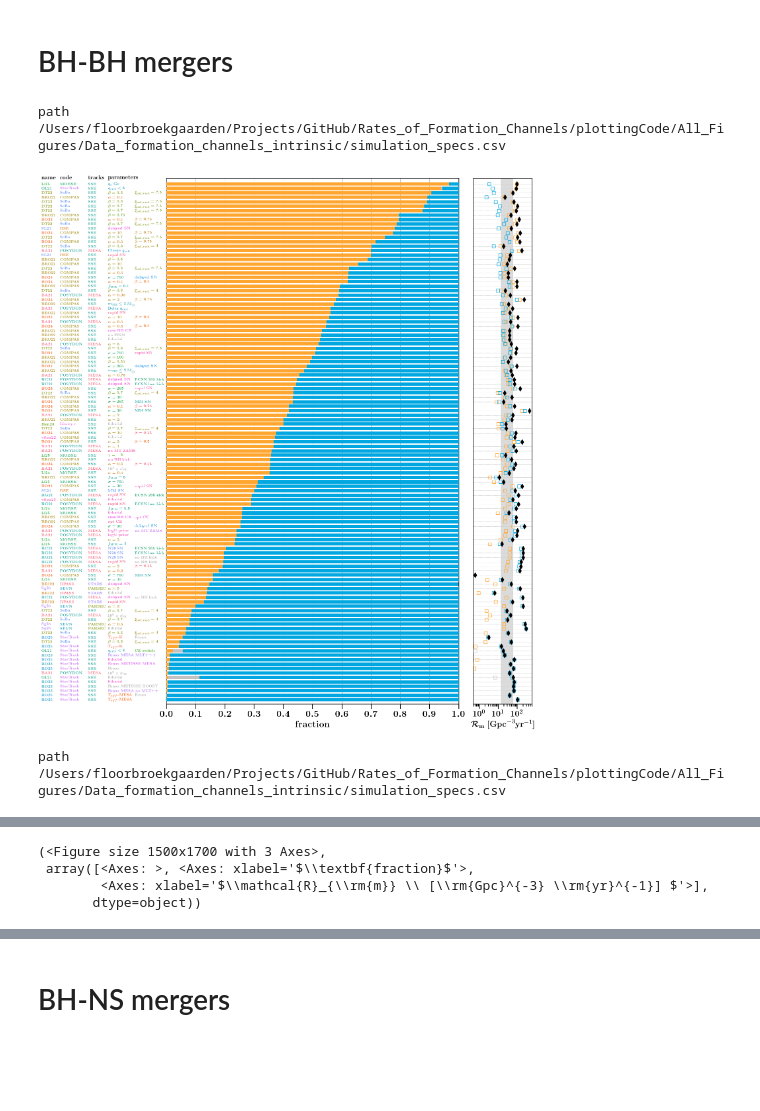
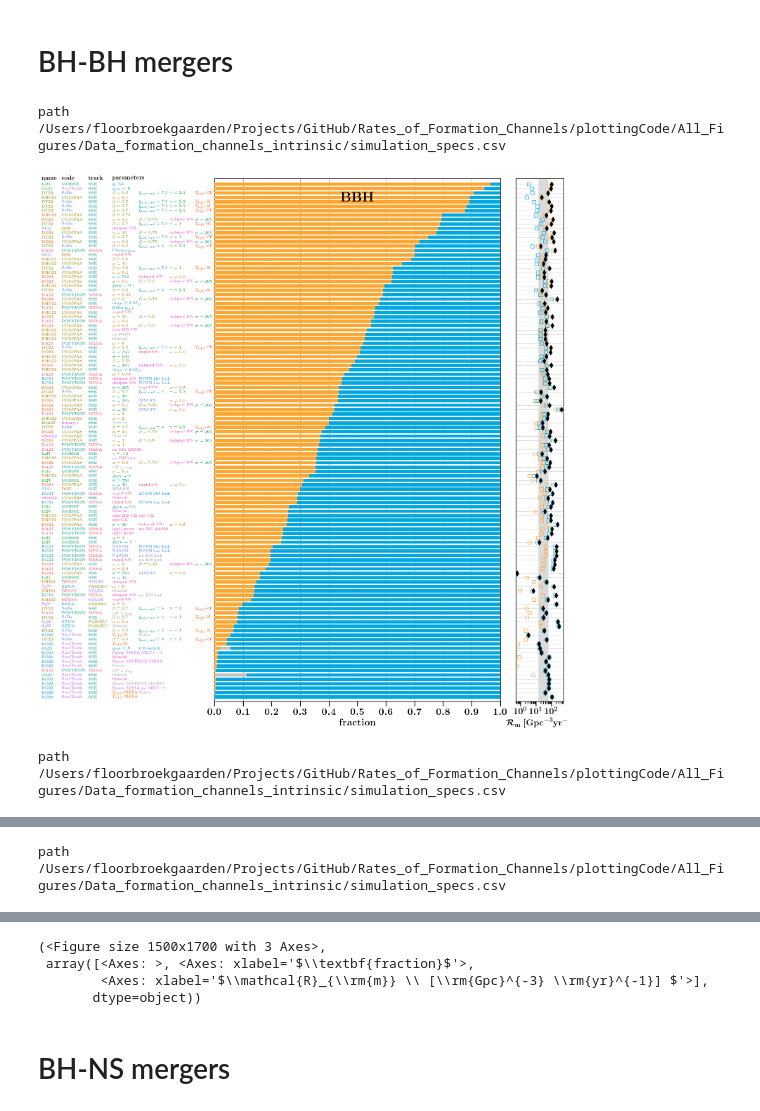
Before and after one commit to FloorBroekgaarden/Rates_of_Formation_Channels, a Jupyter notebook: plottingCode/All_Figures/Figure_3_4_5_and_extra.ipynb, the cells around one changed output, grey strips where cells are left out. Saved outputs shown, nothing was run; the diff lists cells and outputs as text; code cells hidden in the pictures; blank space fills up the shorter version.

Commit message:
update plots

```diff
--- a/plottingCode/All_Figures/Figure_3_4_5_and_extra.ipynb
+++ b/plottingCode/All_Figures/Figure_3_4_5_and_extra.ipynb
@@ -804,36 +858,44 @@ def plot_formation_channel_contributions(
 # %% [markdown]
 # BH-BH mergers
 # %%
+plot_formation_channel_contributions(
+    path_to_file=path_to_file,
+    DCOlabel = 'BH-BH',
+    fc_key = "CE_simple" ,
+    sort_header = "fraction without common envelope",
+    save_path = "Output_Figures/Fig3_formation_channels_BH-BH_simple_specs.pdf",
+    fig_formtype='emph_specs'
+    )
 
 
 
 # plot only CE or not CE
-fig, axes = plot_formation_channel_contributions(
+plot_formation_channel_contributions(
     path_to_file=path_to_file,
     DCOlabel = 'BH-BH',
     fc_key = "CE_simple" ,
     sort_header = "fraction without common envelope",
     save_path = "Output_Figures/Fig3_formation_channels_BH-BH_simple.pdf"
     )
 
 
 # plot detailed formation channels CE
 plot_formation_channel_contributions(
     path_to_file=path_to_file,
     DCOlabel = 'BH-BH',
     fc_key = "CE_detailed" ,
     sort_header = "fraction without common envelope",
     save_path = "Output_Figures/Fig3_formation_channels_BH-BH_detailed.pdf"
     )
 
 # plot_formation_channel_contributions(
 #     path_to_file=path_to_file,
 #     DCOlabel="BH-BH",
 #     fc_key="CE_detailed_subset",
 #     sort_header="fraction without common envelope",
 #     save_path="Output_Figures/Fig3_formation_channels_BH-BH_detailed_subset.pdf"
 # )
 # %% [output]
 path /Users/floorbroekgaarden/Projects/GitHub/Rates_of_Formation_Channels/plottingCode/All_Figures/Data_formation_channels_intrinsic/simulation_specs.csv
-[figure, old version]
+[figure, new version]
 path /Users/floorbroekgaarden/Projects/GitHub/Rates_of_Formation_Channels/plottingCode/All_Figures/Data_formation_channels_intrinsic/simulation_specs.csv
@@ -841,4 +903 @@ path /Users/floorbroekgaarden/Projects/GitHub/Rates_of_Formation_Channels/plotti
-(<Figure size 1500x1700 with 3 Axes>,
- array([<Axes: >, <Axes: xlabel='$\\textbf{fraction}$'>,
-        <Axes: xlabel='$\\mathcal{R}_{\\rm{m}} \\ [\\rm{Gpc}^{-3} \\rm{yr}^{-1}] $'>],
-       dtype=object))
+path /Users/floorbroekgaarden/Projects/GitHub/Rates_of_Formation_Channels/plottingCode/All_Figures/Data_formation_channels_intrinsic/simulation_specs.csv
@@ -845,3 +905,7 @@ path /Users/floorbroekgaarden/Projects/GitHub/Rates_of_Formation_Channels/plotti
+(<Figure size 1500x1700 with 3 Axes>,
+ array([<Axes: >, <Axes: xlabel='$\\textbf{fraction}$'>,
+        <Axes: xlabel='$\\mathcal{R}_{\\rm{m}} \\ [\\rm{Gpc}^{-3} \\rm{yr}^{-1}] $'>],
+       dtype=object))
 # %% [markdown]
 # BH-NS mergers
 # %%
```
Also changed, not shown: parts of 10 cells of this notebook, 9 other files.
